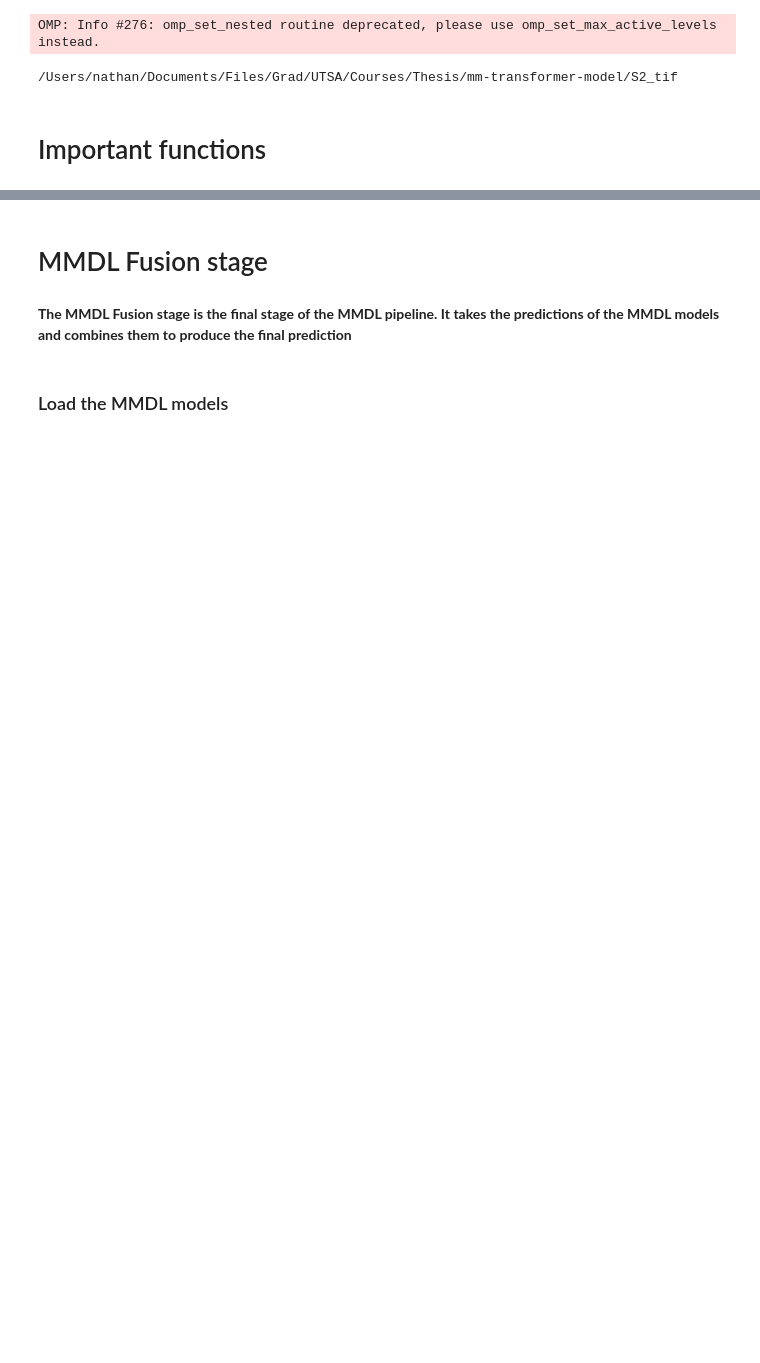
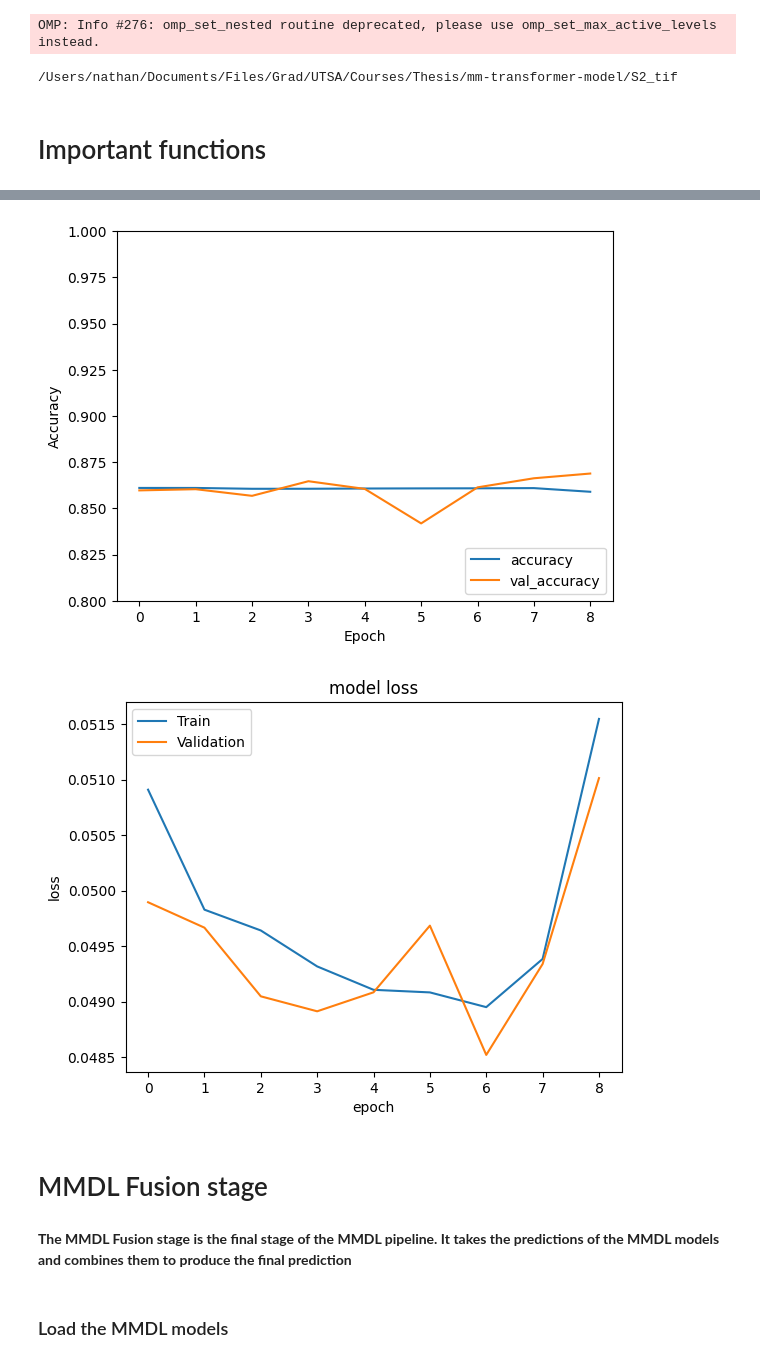
Before and after one commit to nathan-g1/mm-transformer-model, a Jupyter notebook: src/MMDL.ipynb, the cells around one changed output, grey strips where cells are left out. Drawn from its saved outputs; the diff is of its cells as text; code cells hidden in the pictures; blank space fills up the shorter version.

```diff
--- a/src/MMDL.ipynb
+++ b/src/MMDL.ipynb
@@ -415,0 +560,27 @@ KeyboardInterrupt:
+# %%
+import matplotlib.pyplot as plt
+# test the model
+begin = time.time()
+test_loss, test_acc, test_f1, test_precision, test_recall = model.evaluate(X_test,  Y_test, verbose=1)
+end = time.time()
+print(f"The testing time is {end - begin} seconds.")
+# Check learning curve
+# show the history of the model training
+# the accuracy of the train and validation for each epoch
+plt.plot(history.history['accuracy'], label='accuracy')
+plt.plot(history.history['val_accuracy'], label = 'val_accuracy')
+plt.xlabel('Epoch')
+plt.ylabel('Accuracy')
+plt.ylim([0.8, 1])
+plt.legend(loc='lower right')
+plt.show()
+
+# summarize history for loss
+plt.plot(history.history['loss'])
+plt.plot(history.history['val_loss'])
+plt.title('model loss')
+plt.ylabel('loss')
+plt.xlabel('epoch')
+plt.legend(['Train', 'Validation'])
+plt.show()
+# %% [output]
@@ -416,3 +589,5 @@ KeyboardInterrupt:
+[figure, added]
+[figure, added]
 # %% [markdown]
 # MMDL Fusion stage
 # %% [markdown]
```
Also changed, not shown: parts of 16 cells of this notebook.
